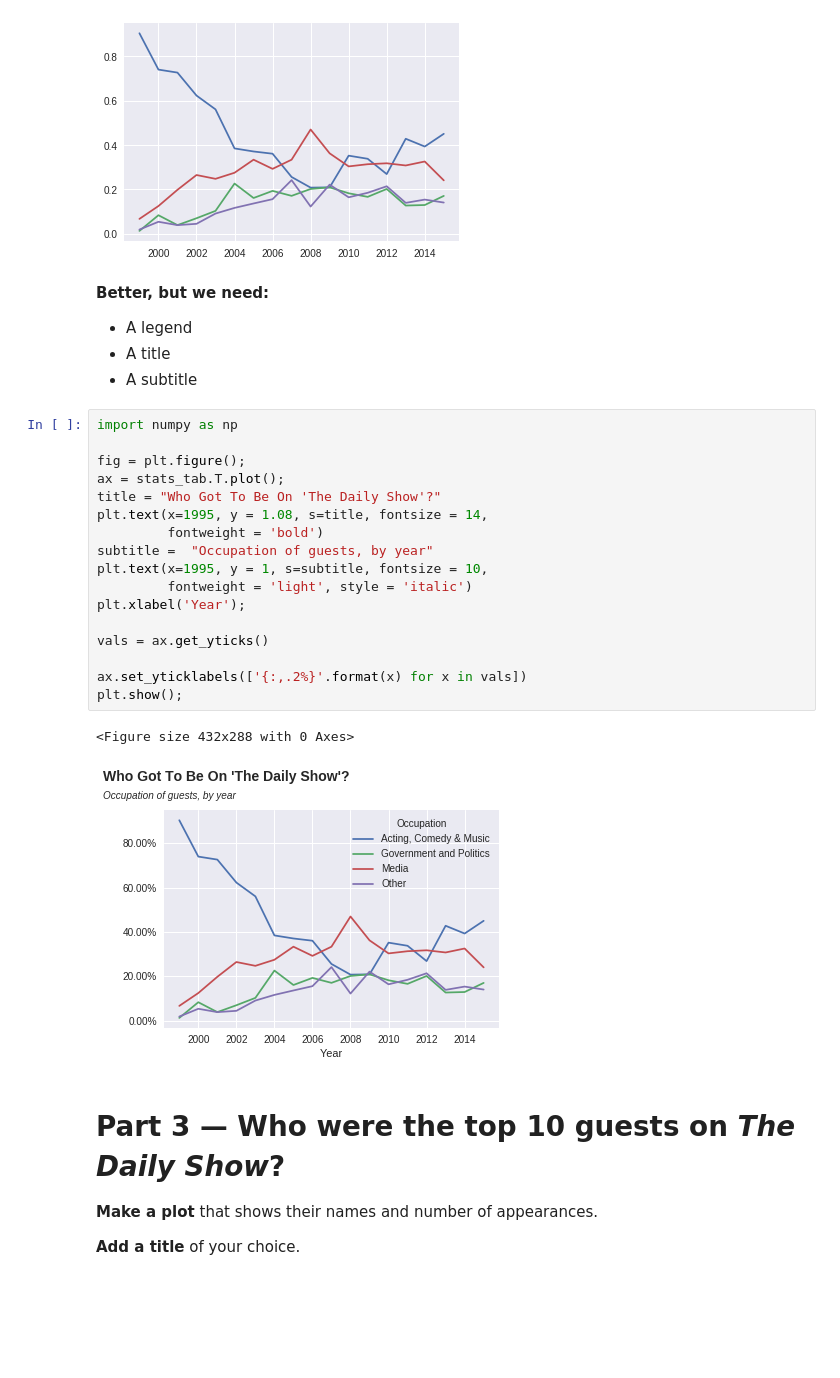
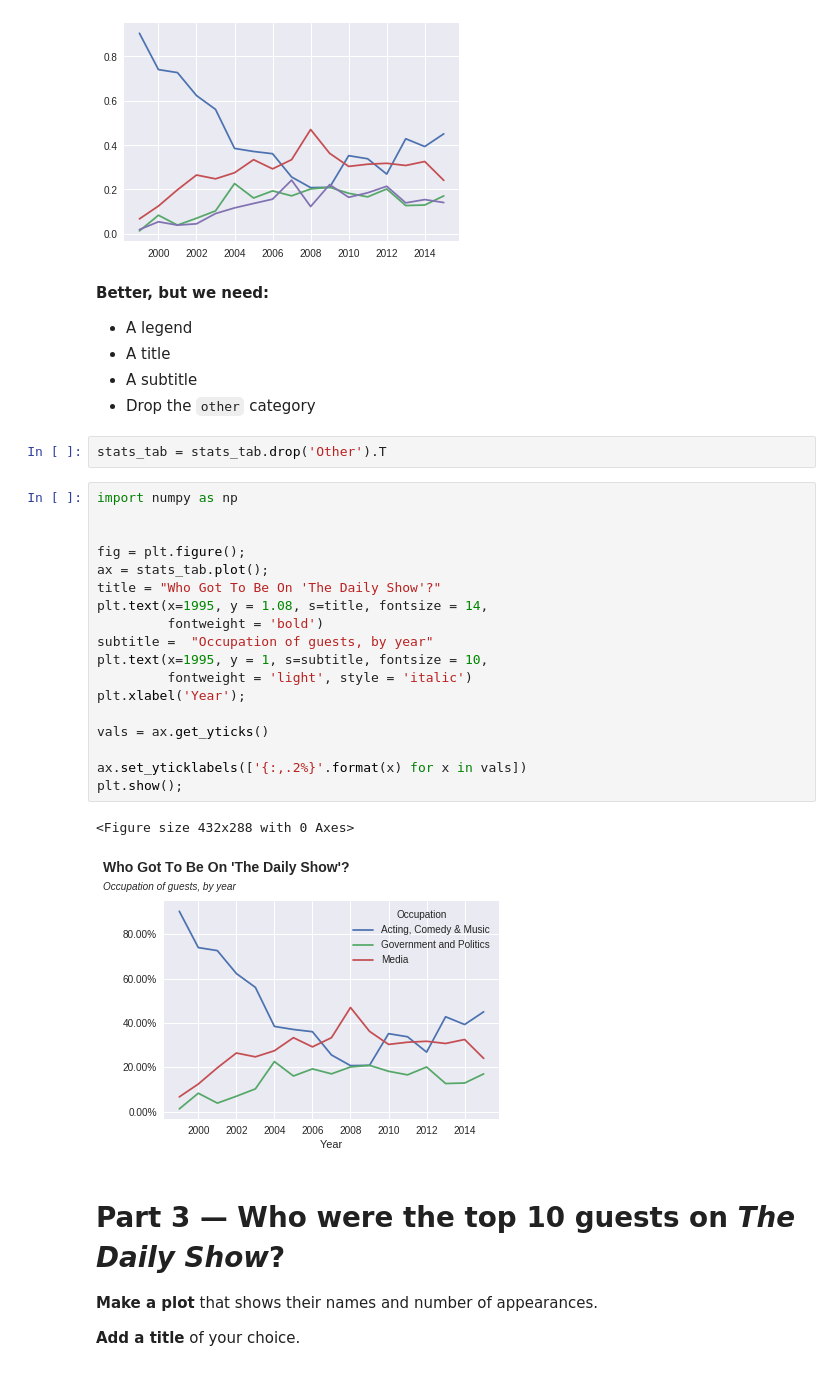
Before and after one commit to bloominstituteoftechnology/DS-Unit-1-Sprint-3-Data-Storytelling, a Jupyter notebook: Will_Cotton,_DS_U1SC3_Data_Storytelling.ipynb, the cells around one changed output. Saved outputs shown, nothing was run; the diff lists cells and outputs as text; blank space fills up the shorter version.

```diff
--- a/Will_Cotton,_DS_U1SC3_Data_Storytelling.ipynb
+++ b/Will_Cotton,_DS_U1SC3_Data_Storytelling.ipynb
@@ -115,26 +115,30 @@ plt.plot(stats_tab.T);
 - A legend
 - A title
 - A subtitle
+- Drop the `other` category
+# %%
+stats_tab = stats_tab.drop('Other').T
 # %%
 import numpy as np
 
+
 fig = plt.figure();
-ax = stats_tab.T.plot();
+ax = stats_tab.plot();
 title = "Who Got To Be On 'The Daily Show'?"
 plt.text(x=1995, y = 1.08, s=title, fontsize = 14,
          fontweight = 'bold')
 subtitle =  "Occupation of guests, by year"
 plt.text(x=1995, y = 1, s=subtitle, fontsize = 10,
          fontweight = 'light', style = 'italic')
 plt.xlabel('Year');
 
 vals = ax.get_yticks()
 
 ax.set_yticklabels(['{:,.2%}'.format(x) for x in vals])
 plt.show();
 # %% [output]
 <Figure size 432x288 with 0 Axes>
-[figure, old version]
+[figure, new version]
 # %% [markdown]
 # Part 3 — Who were the top 10 guests on _The Daily Show_?
 
```
Also changed, not shown: parts of 1 cell of this notebook.
